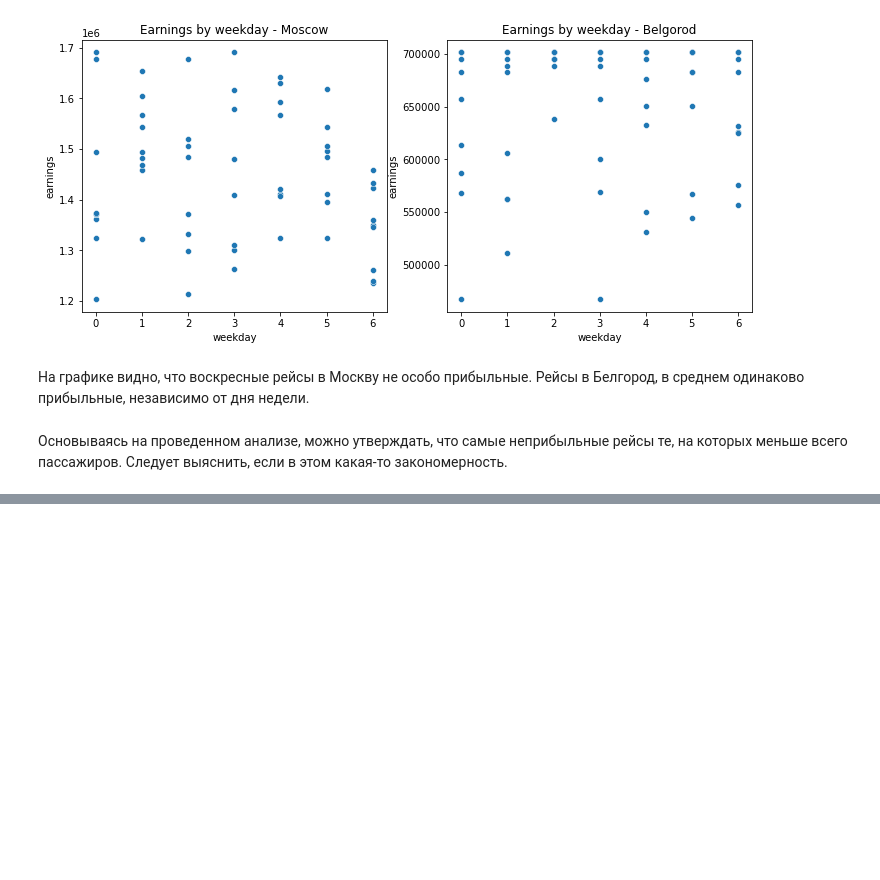
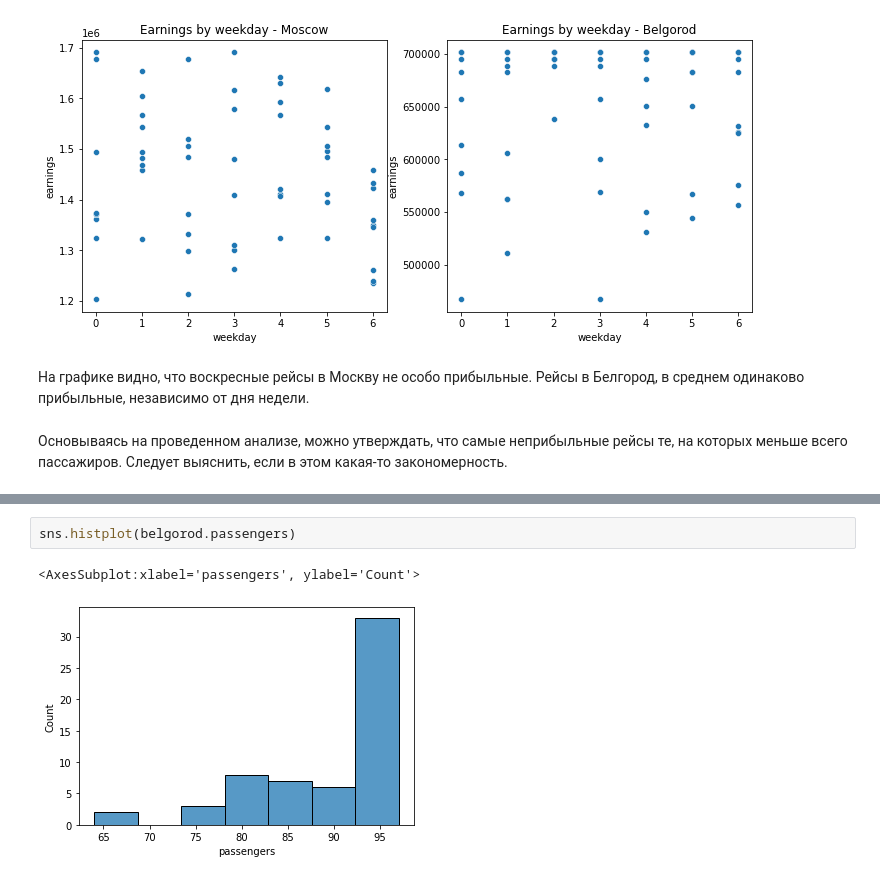
Before and after one commit to Golovolastik/skillfactory_rds, a Jupyter notebook: module_4/analysis.ipynb, the cells around one changed output, grey strips where cells are left out. Saved outputs shown, nothing was run; the diff lists cells and outputs as text; blank space fills up the shorter version.

```diff
--- a/module_4/analysis.ipynb
+++ b/module_4/analysis.ipynb
@@ -215,0 +220,5 @@ Text(0.5, 1.0, 'Earnings by weekday - Belgorod')
+# %%
+sns.histplot(belgorod.passengers)
+# %% [output]
+<AxesSubplot:xlabel='passengers', ylabel='Count'>
+[figure, added]
```
Also changed, not shown: parts of 7 cells of this notebook.
